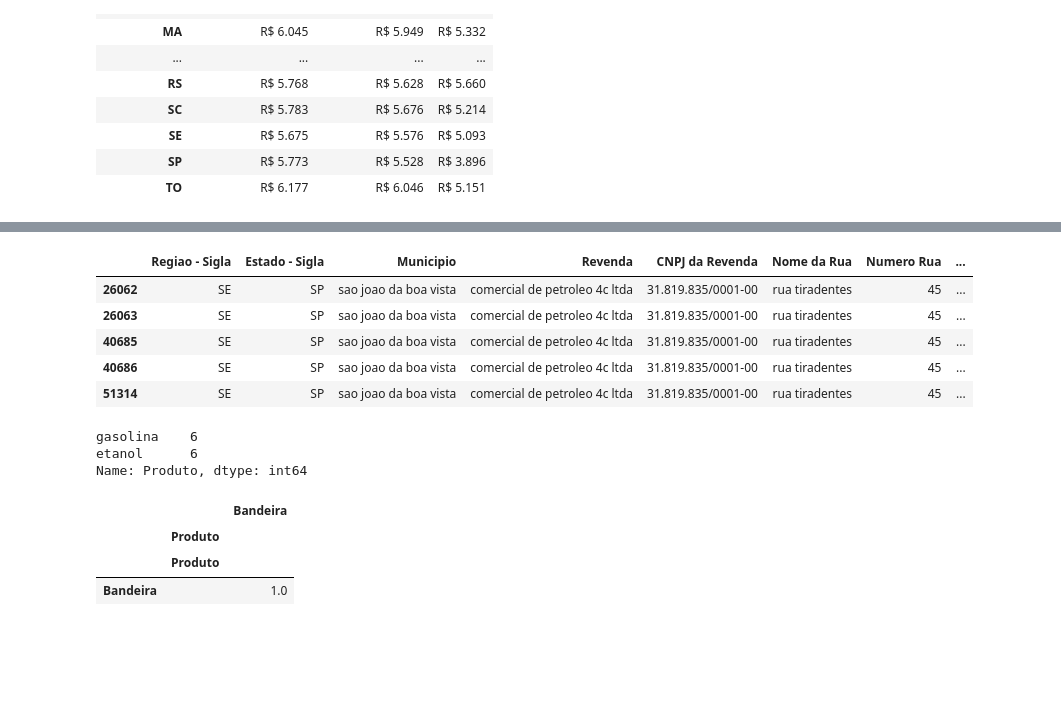
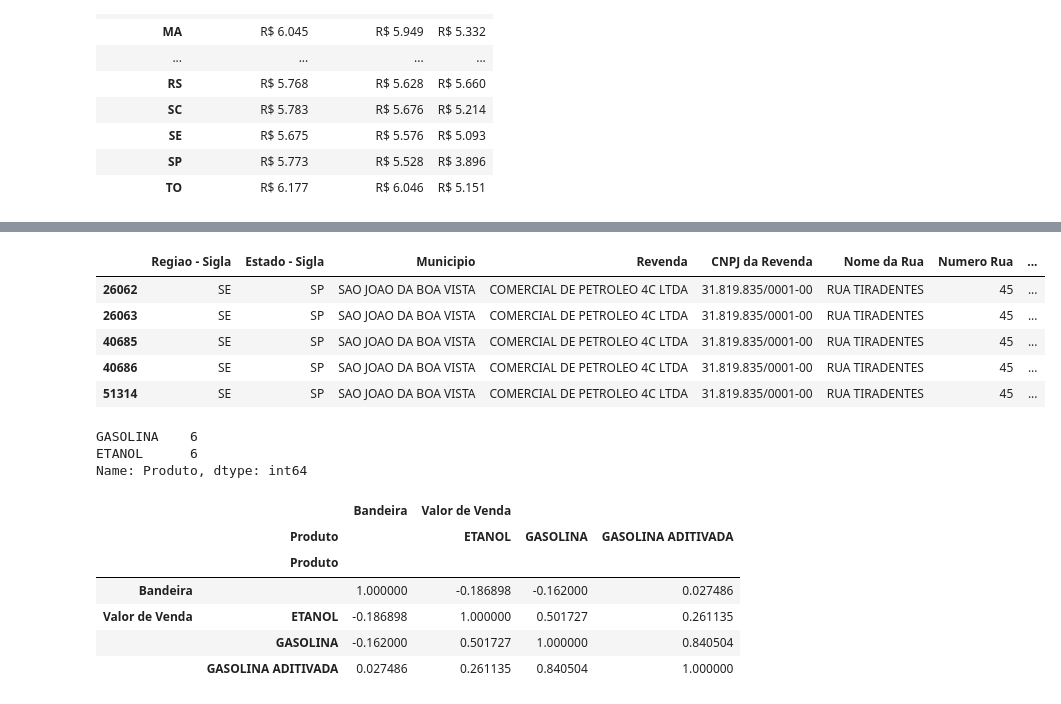
Before and after one commit to pedrorcm/Analise-Combustiveis-M4, a Jupyter notebook: main.ipynb, the cells around one changed output, grey strips where cells are left out. Saved outputs shown, nothing was run; the diff lists cells and outputs as text; code cells hidden in the pictures; blank space fills up the shorter version.

```diff
--- a/main.ipynb
+++ b/main.ipynb
@@ -91,12 +58,3 @@ conjunto_dados = cria_semanas(conjunto_dados)
-# %%
-# Passando strings para minusculas no DF
-conjunto_dados['Municipio'] = conjunto_dados['Municipio'].apply(to_lower)
-conjunto_dados['Revenda'] = conjunto_dados['Revenda'].apply(to_lower)
-conjunto_dados['Nome da Rua'] = conjunto_dados['Nome da Rua'].apply(to_lower)
-conjunto_dados['Complemento'] = conjunto_dados['Complemento'].apply(to_lower)
-conjunto_dados['Bairro'] = conjunto_dados['Bairro'].apply(to_lower)
-conjunto_dados['Produto'] = conjunto_dados['Produto'].apply(to_lower)
-conjunto_dados['Bandeira'] = conjunto_dados['Bandeira'].apply(to_lower)
 # %%
 conjunto_dados.head()
 # %% [output]
@@ -564,29 +560,32 @@ gasolina              20
 Name: Produto, dtype: int64
 # %%
 # Criando um groupby dos registros da RUFF C.J. e mostrando o df
-grp_ruff_comb = conjunto_dados.loc[(conjunto_dados['Bandeira'] == 'ruff c.j.'), :].copy()
+grp_ruff_comb = conjunto_dados.loc[(conjunto_dados['Bandeira'] == 'RUFF C.J.'), :].copy()
 grp_ruff_comb.head()
 # %% [output]
 |  | Regiao - Sigla | Estado - Sigla | Municipio | Revenda | CNPJ da Revenda | Nome da Rua | Numero Rua | ... |
-| 26062 | SE | SP | sao joao da boa vista | comercial de petroleo 4c ltda | 31.819.835/0001-00 | rua tiradentes | 45 | ... |
-| 26063 | SE | SP | sao joao da boa vista | comercial de petroleo 4c ltda | 31.819.835/0001-00 | rua tiradentes | 45 | ... |
-| 40685 | SE | SP | sao joao da boa vista | comercial de petroleo 4c ltda | 31.819.835/0001-00 | rua tiradentes | 45 | ... |
-| 40686 | SE | SP | sao joao da boa vista | comercial de petroleo 4c ltda | 31.819.835/0001-00 | rua tiradentes | 45 | ... |
-| 51314 | SE | SP | sao joao da boa vista | comercial de petroleo 4c ltda | 31.819.835/0001-00 | rua tiradentes | 45 | ... |
+| 26062 | SE | SP | SAO JOAO DA BOA VISTA | COMERCIAL DE PETROLEO 4C LTDA | 31.819.835/0001-00 | RUA TIRADENTES | 45 | ... |
+| 26063 | SE | SP | SAO JOAO DA BOA VISTA | COMERCIAL DE PETROLEO 4C LTDA | 31.819.835/0001-00 | RUA TIRADENTES | 45 | ... |
+| 40685 | SE | SP | SAO JOAO DA BOA VISTA | COMERCIAL DE PETROLEO 4C LTDA | 31.819.835/0001-00 | RUA TIRADENTES | 45 | ... |
+| 40686 | SE | SP | SAO JOAO DA BOA VISTA | COMERCIAL DE PETROLEO 4C LTDA | 31.819.835/0001-00 | RUA TIRADENTES | 45 | ... |
+| 51314 | SE | SP | SAO JOAO DA BOA VISTA | COMERCIAL DE PETROLEO 4C LTDA | 31.819.835/0001-00 | RUA TIRADENTES | 45 | ... |
 # %%
 grp_ruff_comb['Produto'].value_counts()
 # %% [output]
-gasolina    6
-etanol      6
+GASOLINA    6
+ETANOL      6
 Name: Produto, dtype: int64
 # %%
 media_bandeira1['Bandeira'] = media_bandeira1['Bandeira'].astype('category').cat.codes
 media_bandeira1.corr()
 # %% [output]
-|  |  | Bandeira |
-|  | Produto |  |
-|  | Produto |  |
-| Bandeira |  | 1.0 |
+|  |  | Bandeira | Valor de Venda |  |  |
+|  | Produto |  | ETANOL | GASOLINA | GASOLINA ADITIVADA |
+|  | Produto |  |  |  |  |
+| Bandeira |  | 1.000000 | -0.186898 | -0.162000 | 0.027486 |
+| Valor de Venda | ETANOL | -0.186898 | 1.000000 | 0.501727 | 0.261135 |
+|  | GASOLINA | -0.162000 | 0.501727 | 1.000000 | 0.840504 |
+|  | GASOLINA ADITIVADA | 0.027486 | 0.261135 | 0.840504 | 1.000000 |
 # %%
 # IDEIAS
 
```
Also changed, not shown: parts of 47 cells of this notebook.
